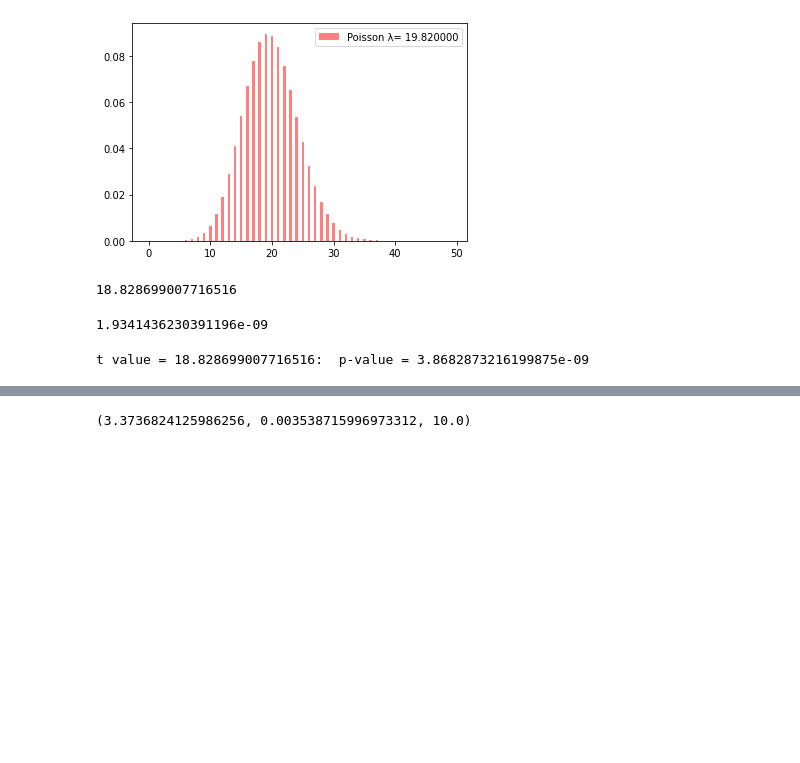
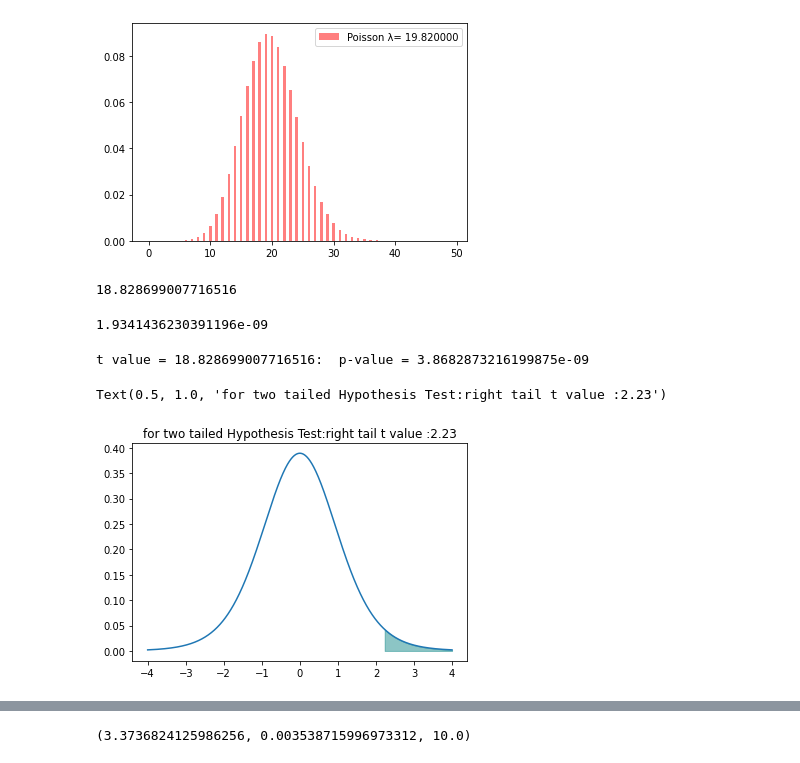
Before and after one commit to IshidaMotohiro/IshidaMotohiro.github.io, a Jupyter notebook: DataScience.ipynb, the cells around one changed output, grey strips where cells are left out. Drawn from its saved outputs; the diff is of its cells as text; code cells hidden in the pictures; blank space fills up the shorter version.

```diff
--- a/DataScience.ipynb
+++ b/DataScience.ipynb
@@ -578,3 +579,22 @@ t,p = ss.ttest_1samp(x,popmean=4.0)
 print("t value = {}:  p-value = {}".format(t, p))
 # %% [output]
 t value = 18.828699007716516:  p-value = 3.8682873216199875e-09
+# %%
+ss.t.cdf(2.23, 10)
+ss.t.ppf(0.975,df=10)
+ss.t.ppf(0.975,df=10)
+ss.t.isf(0.05,df=10)
+
+x = np.linspace(-4, 4,1000)
+import scipy.stats as ss
+import matplotlib.pyplot as plt
+t_pdf = ss.t.pdf(x=x, df=10)
+x2 = np.linspace(2.23,4,100)
+# t_2 = ss.t(x2, df=10)
+
+plt.plot(x, t_pdf)
+plt.fill_between(x2, ss.t.pdf(x2,df=10), alpha=0.45, color='teal')
+plt.title("for two tailed Hypothesis Test:right tail t value :2.23")
+# %% [output]
+Text(0.5, 1.0, 'for two tailed Hypothesis Test:right tail t value :2.23')
+[figure, added]
```
Also changed, not shown: parts of 6 cells of this notebook.
